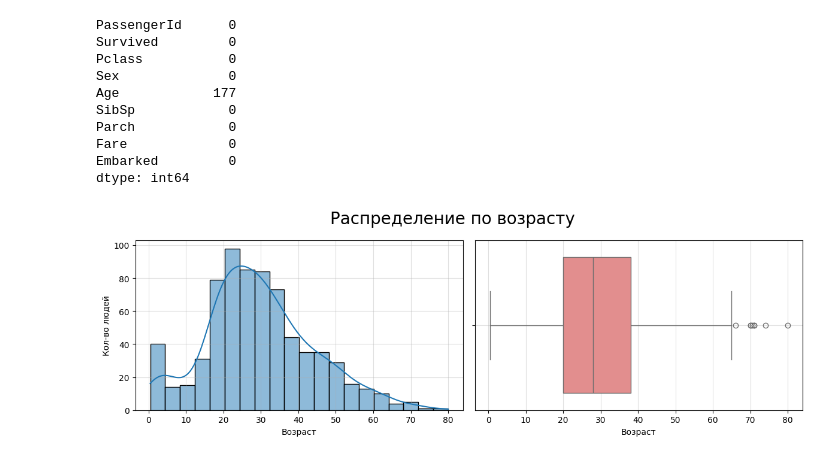
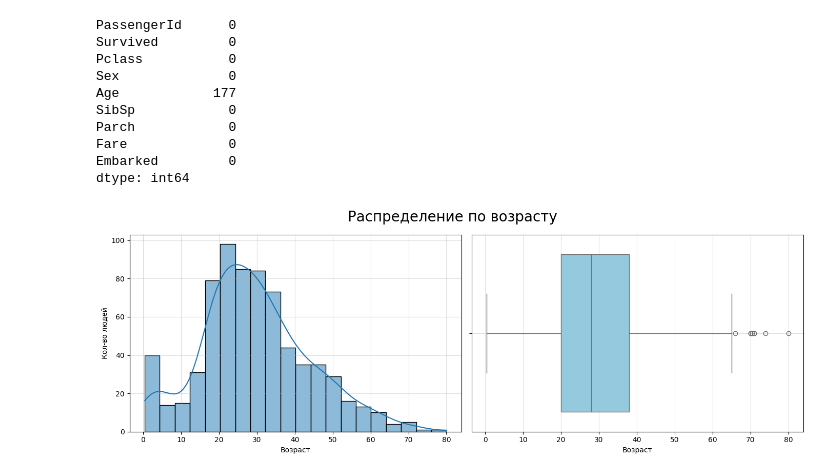
Before and after one commit to Jafarkor/ml_training, a Jupyter notebook: homeworks/HW_titanic.ipynb, the cells around one changed output. Cells and saved outputs as stored; diff of their text form; code cells hidden in the pictures.

```diff
--- a/homeworks/HW_titanic.ipynb
+++ b/homeworks/HW_titanic.ipynb
@@ -103,22 +103,22 @@ Fare             0
 Embarked         0
 dtype: int64
 # %%
-plt.figure(figsize=(12, 4))
+plt.figure(figsize=(14, 5))
 
 
 plt.subplot(1, 2, 1)
 sns.histplot(df['Age'].dropna(), bins=20, kde=True)
 plt.grid(True, alpha=0.4)
 plt.xlabel('Возраст')
 plt.ylabel('Кол-во людей')
 
 plt.subplot(1, 2, 2)
-sns.boxplot(df['Age'].dropna(), orient='h', color='lightcoral')
+sns.boxplot(df['Age'].dropna(), orient='h', color='skyblue')
 plt.grid(True, alpha=0.4)
 plt.xlabel('Возраст')
 
 plt.suptitle('Распределение по возрасту', fontsize=20)
 plt.tight_layout()
 plt.show()
 # %% [output]
-[figure, old version]
+[figure, new version]
```
Also changed, not shown: parts of 4 cells of this notebook.
